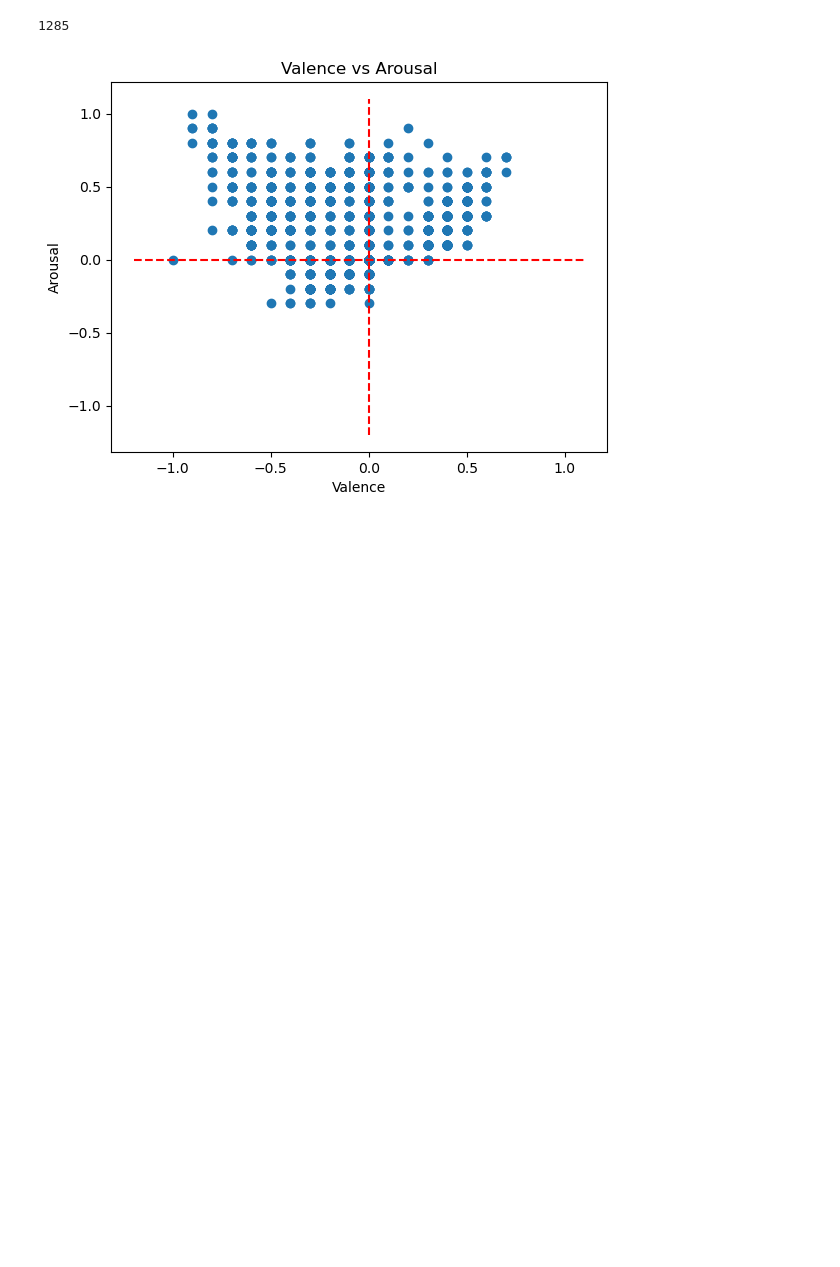
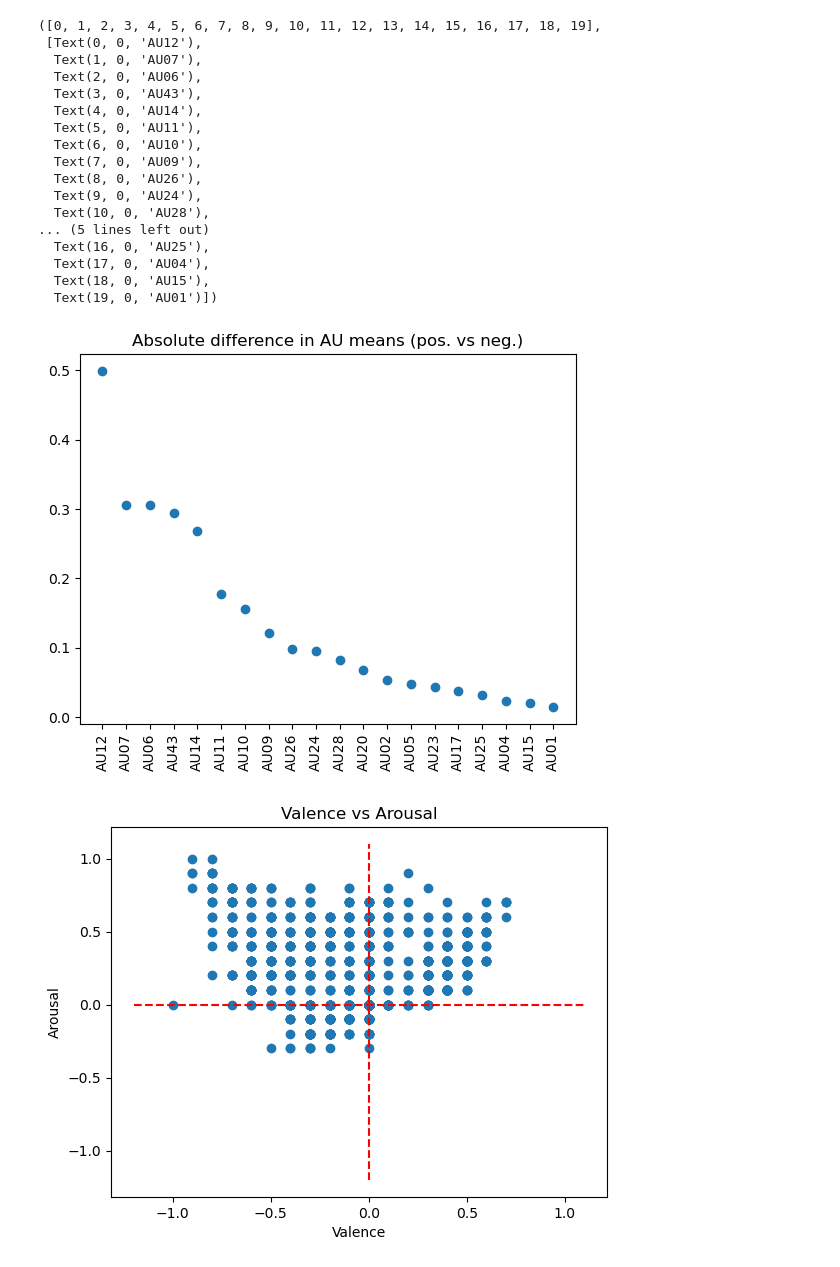
Before and after one commit to AdityaUchiha75/IIS_Project, a Jupyter notebook: scratch/model_training4affective_states.ipynb, the cells around one changed output. Cells and saved outputs as stored; diff of their text form; code cells hidden in the pictures; blank space fills up the shorter version.

```diff
--- a/scratch/model_training4affective_states.ipynb
+++ b/scratch/model_training4affective_states.ipynb
@@ -39,7 +33,35 @@ cols=['AU01', 'AU02', 'AU04', 'AU05', 'AU06', 'AU07', 'AU09', 'AU10', 'AU11',
        'AU12', 'AU14', 'AU15', 'AU17', 'AU20', 'AU23', 'AU24', 'AU25', 'AU26',
        'AU28', 'AU43',  'valence', 'arousal']
 data = dataset[cols]
-# %%
-len(dataset['valence'])
-# %% [output]
-1285
+# %%
+#Seperating the images based on the valence
+pos_val= data[data['valence'] > 0].drop(columns=[ 'valence', 'arousal'])
+neg_val= data[data['valence'] < 0].drop(columns=[ 'valence', 'arousal'])
+
+#Seperating the images based on the valence s
+absolute_diff_aus= abs(pos_val.mean() - neg_val.mean()).sort_values(ascending=False)
+# %%
+fig = plt.figure()
+plt.plot(absolute_diff_aus,  linestyle=' ', marker='o')
+plt.title('Absolute difference in AU means (pos. vs neg.)')
+plt.autoscale(enable=True, axis='x')
+plt.xticks(rotation=90)
+# %% [output]
+([0, 1, 2, 3, 4, 5, 6, 7, 8, 9, 10, 11, 12, 13, 14, 15, 16, 17, 18, 19],
+ [Text(0, 0, 'AU12'),
+  Text(1, 0, 'AU07'),
+  Text(2, 0, 'AU06'),
+  Text(3, 0, 'AU43'),
+  Text(4, 0, 'AU14'),
+  Text(5, 0, 'AU11'),
+  Text(6, 0, 'AU10'),
+  Text(7, 0, 'AU09'),
+  Text(8, 0, 'AU26'),
+  Text(9, 0, 'AU24'),
+  Text(10, 0, 'AU28'),
+... (5 lines left out)
+  Text(16, 0, 'AU25'),
+  Text(17, 0, 'AU04'),
+  Text(18, 0, 'AU15'),
+  Text(19, 0, 'AU01')])
+[figure, added]
```
Also changed, not shown: parts of 9 cells of this notebook, 2 other files.
